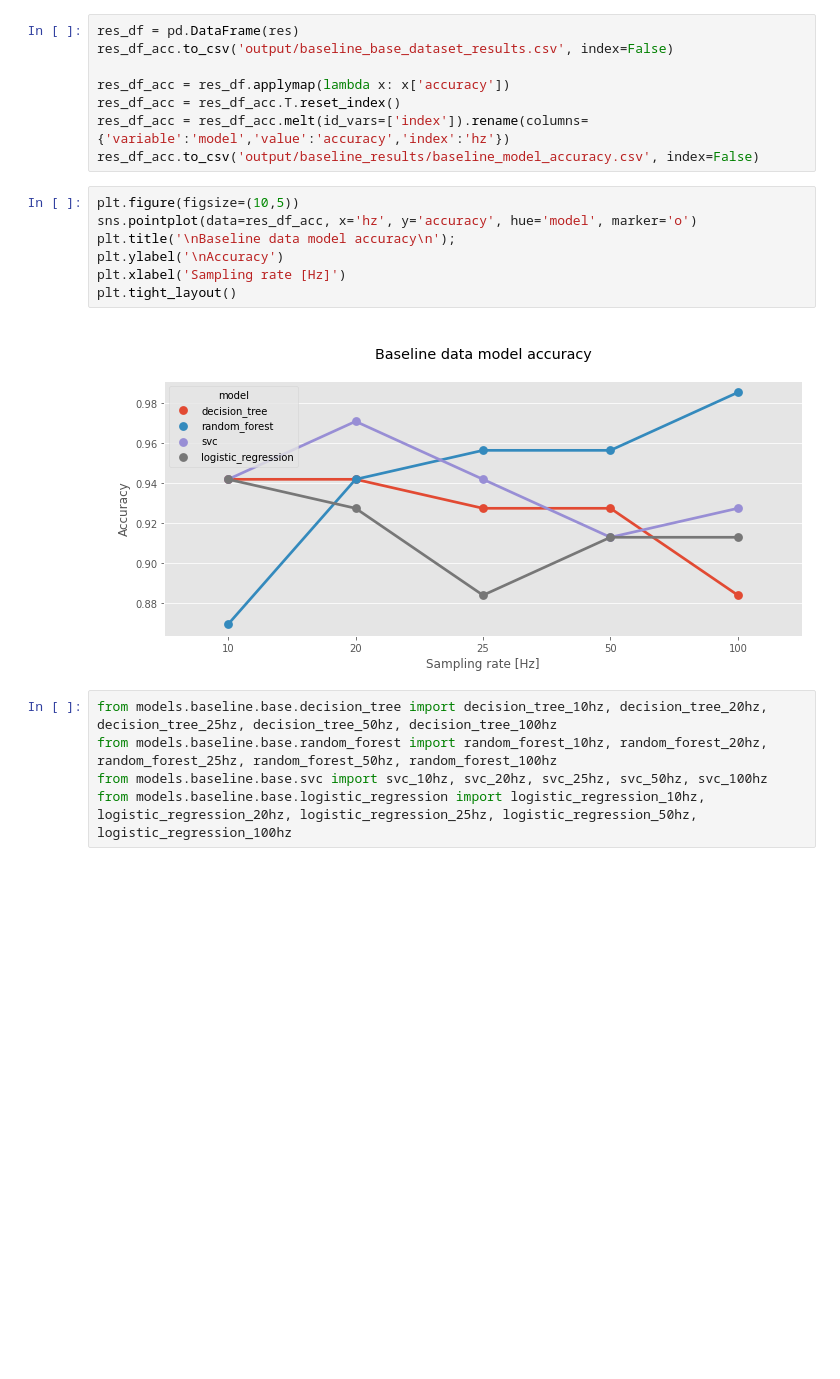
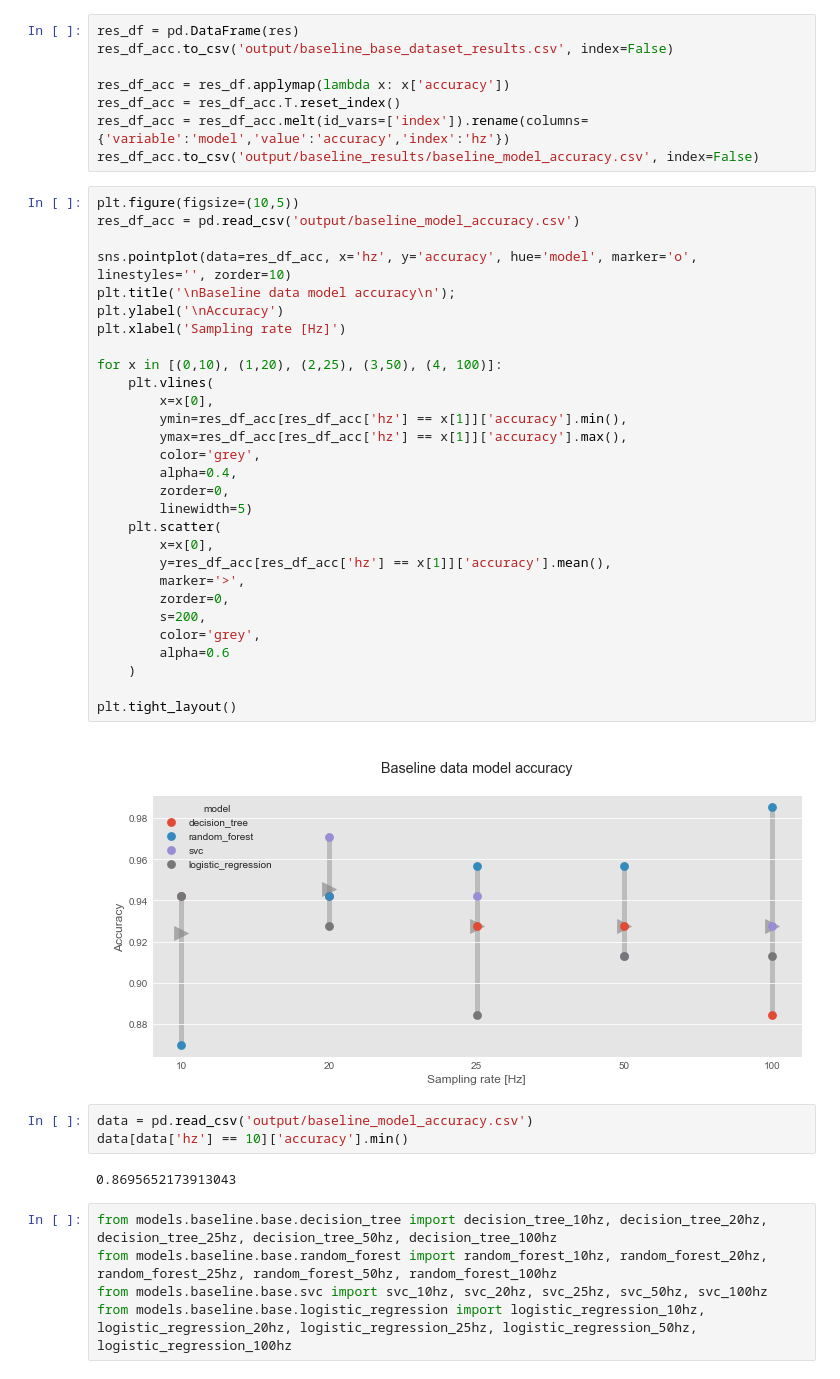
Before and after one commit to tkeyo/tinyml-esp-data, a Jupyter notebook: 2-baseline-model.ipynb, the cells around one changed output. Drawn from its saved outputs; the diff is of its cells as text; blank space fills up the shorter version.

```diff
--- a/2-baseline-model.ipynb
+++ b/2-baseline-model.ipynb
@@ -183,13 +183,40 @@ res_df_acc = res_df_acc.melt(id_vars=['index']).rename(columns={'variable':'mode
 res_df_acc.to_csv('output/baseline_results/baseline_model_accuracy.csv', index=False)
 # %%
 plt.figure(figsize=(10,5))
-sns.pointplot(data=res_df_acc, x='hz', y='accuracy', hue='model', marker='o')
+res_df_acc = pd.read_csv('output/baseline_model_accuracy.csv')
+
+sns.pointplot(data=res_df_acc, x='hz', y='accuracy', hue='model', marker='o', linestyles='', zorder=10)
 plt.title('\nBaseline data model accuracy\n');
 plt.ylabel('\nAccuracy')
 plt.xlabel('Sampling rate [Hz]')
+
+for x in [(0,10), (1,20), (2,25), (3,50), (4, 100)]:
+    plt.vlines(
+        x=x[0],
+        ymin=res_df_acc[res_df_acc['hz'] == x[1]]['accuracy'].min(),
+        ymax=res_df_acc[res_df_acc['hz'] == x[1]]['accuracy'].max(),
+        color='grey',
+        alpha=0.4,
+        zorder=0,
+        linewidth=5)
+    plt.scatter(
+        x=x[0],
+        y=res_df_acc[res_df_acc['hz'] == x[1]]['accuracy'].mean(),
+        marker='>',
+        zorder=0,
+        s=200,
+        color='grey',
+        alpha=0.6
+    )
+
 plt.tight_layout()
 # %% [output]
-[figure, old version]
+[figure, new version]
+# %%
+data = pd.read_csv('output/baseline_model_accuracy.csv')
+data[data['hz'] == 10]['accuracy'].min()
+# %% [output]
+0.8695652173913043
 # %%
 from models.baseline.base.decision_tree import decision_tree_10hz, decision_tree_20hz, decision_tree_25hz, decision_tree_50hz, decision_tree_100hz
 from models.baseline.base.random_forest import random_forest_10hz, random_forest_20hz, random_forest_25hz, random_forest_50hz, random_forest_100hz
```
Also changed, not shown: parts of 3 cells of this notebook, 5 other files.
